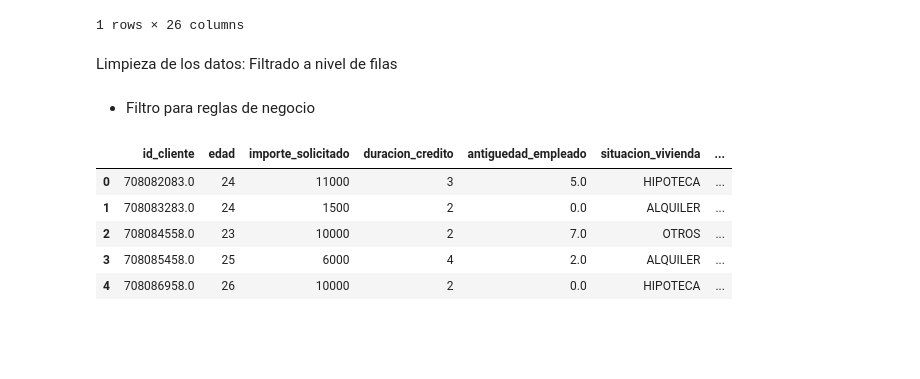
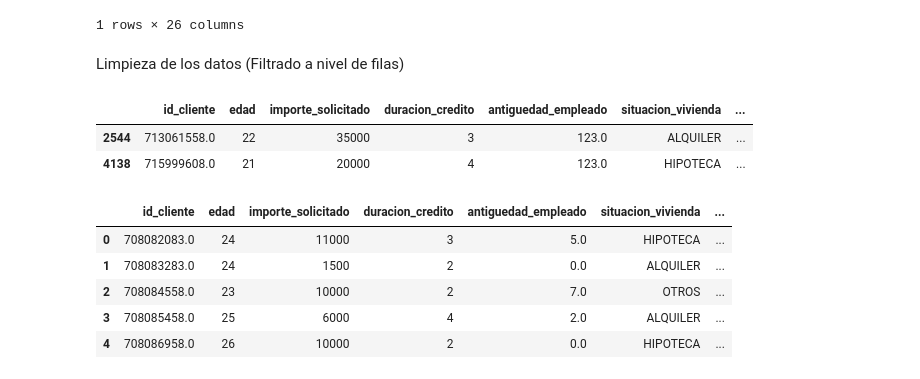
Before and after one commit to Joseluis0709/13MBID-Abr23, a Jupyter notebook: notebooks/02-Preparacion-Datos/PD01-Transformaciones.ipynb, the cells around one changed output. Saved outputs shown, nothing was run; the diff lists cells and outputs as text; code cells hidden in the pictures; blank space fills up the shorter version.

```diff
--- a/notebooks/02-Preparacion-Datos/PD01-Transformaciones.ipynb
+++ b/notebooks/02-Preparacion-Datos/PD01-Transformaciones.ipynb
@@ -111,9 +120,13 @@ Vista del dataset de datos integrados:
 | 0 | 708082083.0 | 24 | 11000 | 3 | 5.0 | HIPOTECA | ... |
 1 rows × 26 columns
 # %% [markdown]
-Limpieza de los datos: Filtrado a nivel de filas
+Limpieza de los datos (Filtrado a nivel de filas)
-# %% [markdown]
-- Filtro para reglas de negocio
+# %%
+df_creditos[df_creditos['antiguedad_empleado'] > 50]
+# %% [output]
+|  | id_cliente | edad | importe_solicitado | duracion_credito | antiguedad_empleado | situacion_vivienda | ... |
+| 2544 | 713061558.0 | 22 | 35000 | 3 | 123.0 | ALQUILER | ... |
+| 4138 | 715999608.0 | 21 | 20000 | 4 | 123.0 | HIPOTECA | ... |
 # %%
 #Se puede definir una función para aplicar los cálculos
 def regla_pct_ingresos_credito(row):
```
Also changed, not shown: parts of 20 cells of this notebook.
